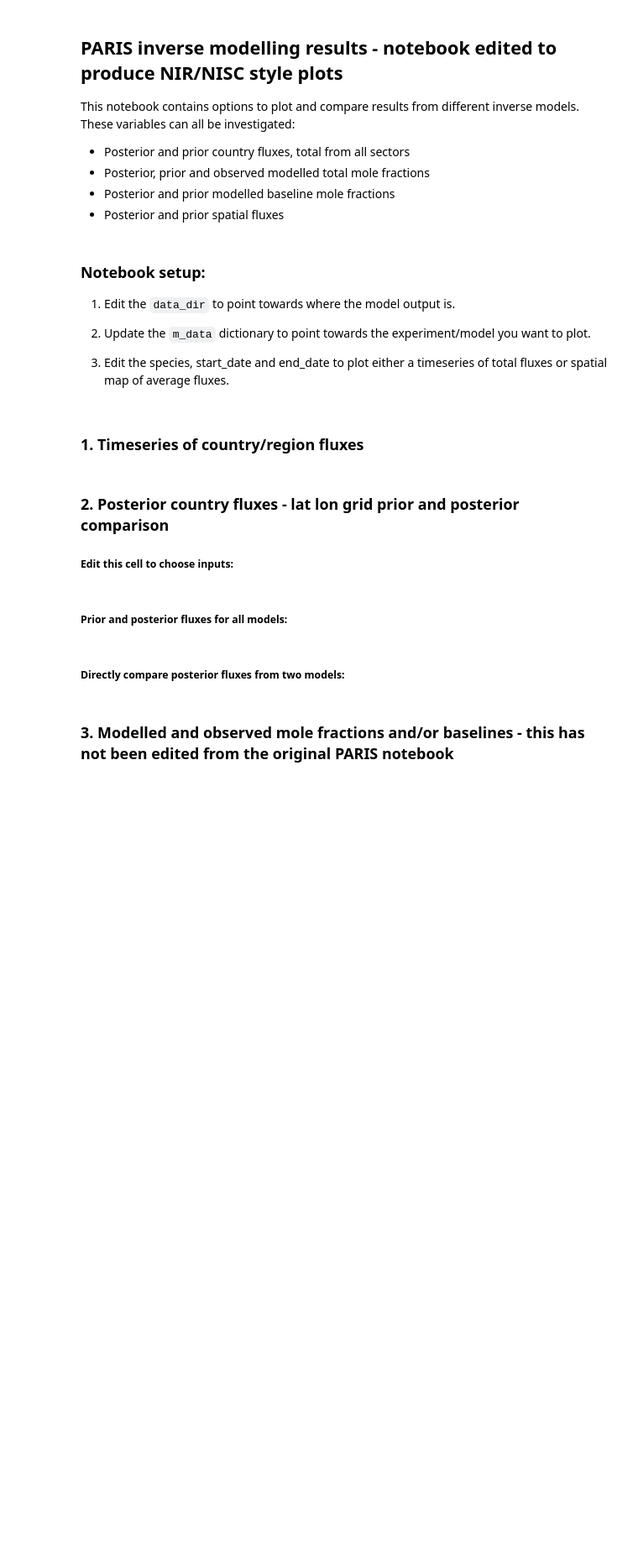
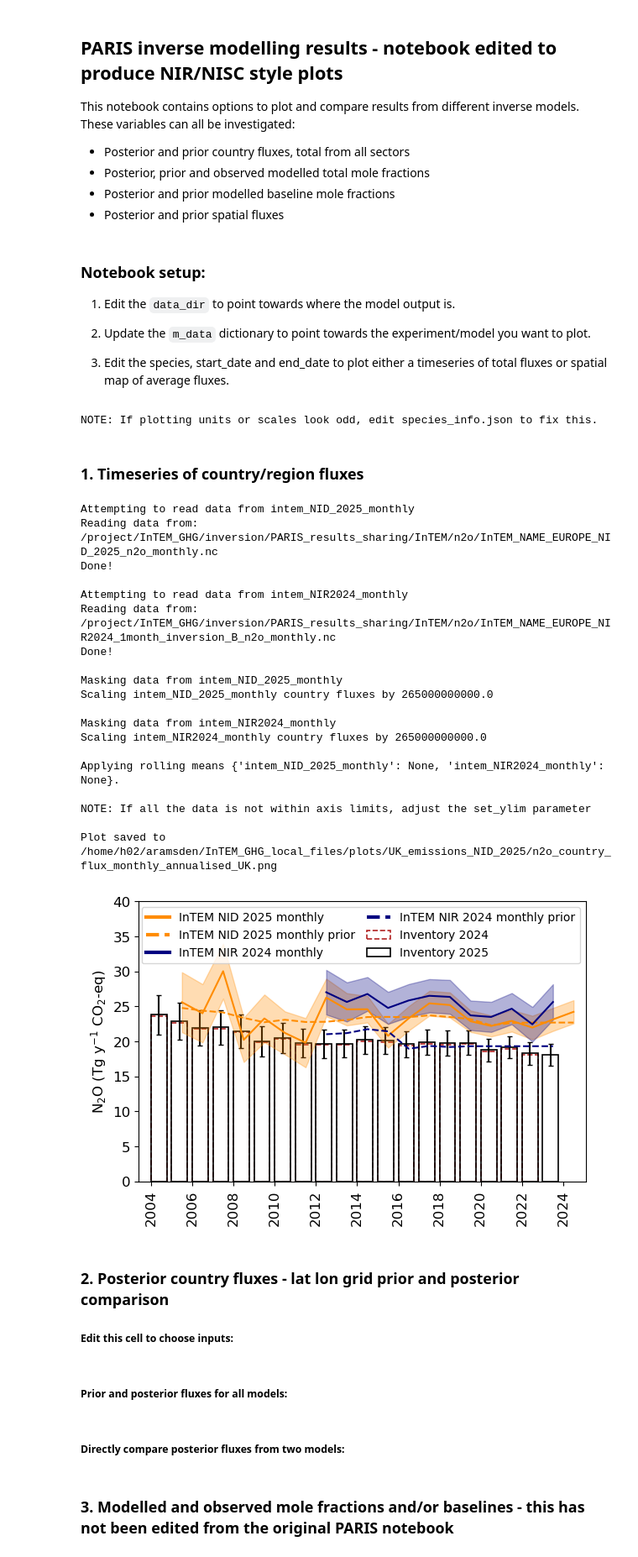
Before and after one commit to openghg/fluxie, a Jupyter notebook: PARIS_inversion_results_NISC.ipynb, the cells around one changed output. Shown: that part at 84% size. Saved outputs shown, nothing was run; the diff lists cells and outputs as text; code cells hidden in the pictures; blank space fills up the shorter version.

Commit message:
removed check for species when using monthly to annual resample so it can be used with n2o

```diff
--- a/PARIS_inversion_results_NISC.ipynb
+++ b/PARIS_inversion_results_NISC.ipynb
@@ -115,10 +115,18 @@ m_data = {'intem_n2o_longrun':              {'filename':'InTEM_NAME_EUROPE_EDGAR
                                          'label':'InTEM NID 2025 2 year'},
         'intem_NID_2025':              {'filename':'InTEM_NAME_EUROPE_NID_2025',
                                          'label':'InTEM NID 2025 1 year'},
-        'intem_NIR2024':              {'filename':'InTEM_NAME_EUROPE_NIR2024_2year_inversion_A',
-                                         'label':'InTEM NIR 2024'}
+        'intem_NID_2025_monthly':              {'filename':'InTEM_NAME_EUROPE_NID_2025',
+                                         'label':'InTEM NID 2025 monthly'},
+        'intem_NIR2024':             {'filename':'InTEM_NAME_EUROPE_NIR2024_2year_inversion_A',
+                                         'label':'InTEM NIR 2024'},
+        'intem_NIR2024_3year':              {'filename':'InTEM_NAME_EUROPE_NIR2024_3year_inversion_A',
+                                         'label':'InTEM NIR 2024 3yr'},
+        'intem_NIR2024_monthly':              {'filename':'InTEM_NAME_EUROPE_NIR2024_1month_inversion_B',
+                                         'label':'InTEM NIR 2024 monthly'}
 
         }
+# %% [output]
+NOTE: If plotting units or scales look odd, edit species_info.json to fix this.
 # %% [markdown]
 ### 1. Timeseries of country/region fluxes
 # %%
@@ -128,10 +136,10 @@ m_data = {'intem_n2o_longrun':              {'filename':'InTEM_NAME_EUROPE_EDGAR
 #species_all = ['hfc4310mee','hfc245fa','hfc227ea','pfc218','pfc318','pfc116','cf4','nf3]
 #species_all = ['all_hfc','all_pfc']
 #species_all = ['ch4','n2o','sf6']
-species_all = ['hfc134a']
+species_all = ['n2o']
 
 #output_path = f'/home/h02/aramsden/InTEM_GHG_local_files/plots/UK_emissions_NID_2025/{species_all[0]}_country_flux_1year_zoom_UK.png'
-output_path = f'/home/h02/aramsden/InTEM_GHG_local_files/plots/UK_emissions_NID_2025/{species_all[0]}_country_flux_1year_smoothed_with_2year_UK.png'
+output_path = f'/home/h02/aramsden/InTEM_GHG_local_files/plots/UK_emissions_NID_2025/{species_all[0]}_country_flux_monthly_annualised_UK.png'
 save = True
 ###################################
 
@@ -170,13 +178,13 @@ for species in species_all:
         #inventory_start_date = '2006-01-01' #shortrun
 
     elif species == 'n2o':
-        models = [f'intem_{species}_longrun_monthly',f'intem_{species}_longrun']
-        period_override = ['monthly','yearly']
+        models = [f'intem_NID_2025_monthly',f'intem_NIR2024_monthly']
+        period_override = ['monthly','monthly']
         #start_date = ['2012-01-01','1990-01-01']
-        start_date = ['2012-01-01','2012-01-01'] #shortrun
+        start_date = ['2005-01-01','2005-01-01'] #shortrun
         end_date = ['2025-01-01','2025-01-01']
         #inventory_start_date = '1990-01-01'
-        inventory_start_date = '2012-01-01' #shortrun
+        inventory_start_date = '2004-01-01' #shortrun
 
     elif species == 'sf6':
         models = ['intem_sf6_shortrun','intem_sf6_longrun']
@@ -227,39 +235,60 @@ for species in species_all:
     ### edit variables in this block
     plot_inventory = True
     inventory_years = ['2024','2025'] #If None, plots most recent. Or can choose list of years: ['2022','2023']. Uncertainties only plotted for most recent year.
-    fix_y_axes = False #if True: all y axis limits are the same, if False: each y axis is relative to the data
+    fix_y_axes = [0,40] #if True: all y axis limits are the same, if False: each y axis is relative to the data
                         #if a list of floats (e.g. [0,0.1]) applies these limit to all axes
-    plot_prior = [True,True,False] #if True, plots prior mean as a dashed line for all models, if list of [True,False] only plots prior for selected models
+    plot_prior = [True,True] #if True, plots prior mean as a dashed line for all models, if list of [True,False] only plots prior for selected models
     add_prior_unc = False #if True: plots prior uncertainty as shaded area
     set_global_leg = False #If True, plots one single legend instead of one legend per subplot.
     country_codes_as_titles = False #If True, lists 3-letter country codes under region names in subplot titles
     skip_country_title = True
     plot_separate = True #If True, includes all model results as separate lines
     plot_combined = False #If True, combined results, averaged from all models
-    resample = None #If None, no resample is done. Else resample the data to the given period (options 'year' and 'season' for yearly and seasonal averages)
+    resample = 'year' #If None, no resample is done. Else resample the data to the given period (options 'year' and 'season' for yearly and seasonal averages)
     resample_uncert_correlation = False #If True, uses mean uncertainty during resampling, if False, recalculates uncertainty assuming no correlation
     plot_resample_and_original = False #If True, plots both the resampled and original data
     period_override = None #use to override standard inversion periods, must be a list the same length as models, e.g. ['monthly','yearly']
     plot_grid = False #If True, includes background light grey gridlines
     nir_style_plot = True
-    rolling_mean = [3,None,None] #If None, does not average results. If set to a number or a list of numbers, a rolling mean will be applied over this many periods (e.g. 3)
+    rolling_mean = [None,None] #If None, does not average results. If set to a number or a list of numbers, a rolling mean will be applied over this many periods (e.g. 3)
     ###################################
 
     fig = func.plot_country_flux(ds_all_flux_scaled,species,regions,
                                 s_data,m_data,model_colors,start_date,end_date,ppt_mode,scale_co2eq,
                                 plot_inventory,inventory_years,data_dir,fix_y_axes,plot_prior,
                                 add_prior_unc,set_global_leg,country_codes_as_titles=country_codes_as_titles,
                                 skip_country_title=skip_country_title,
                                 plot_separate=plot_separate,plot_combined=plot_combined,
                                 resample=resample,resample_uncert_correlation=resample_uncert_correlation,
                                 plot_resample_and_original=plot_resample_and_original,
                                 period_override=period_override,
                                 plot_grid=plot_grid,inventory_start_date=inventory_start_date,
                                 nir_style_plot=nir_style_plot,rolling_mean=rolling_mean)
 
     if save == True:
         fig.savefig(output_path,bbox_inches='tight',pad_inches=0.2,dpi=300)
         print(f'\nPlot saved to {output_path}')
+# %% [output]
+Attempting to read data from intem_NID_2025_monthly
+Reading data from: /project/InTEM_GHG/inversion/PARIS_results_sharing/InTEM/n2o/InTEM_NAME_EUROPE_NID_2025_n2o_monthly.nc
+Done!
+
+Attempting to read data from intem_NIR2024_monthly
+Reading data from: /project/InTEM_GHG/inversion/PARIS_results_sharing/InTEM/n2o/InTEM_NAME_EUROPE_NIR2024_1month_inversion_B_n2o_monthly.nc
+Done!
+
+Masking data from intem_NID_2025_monthly
+Scaling intem_NID_2025_monthly country fluxes by 265000000000.0
+
+Masking data from intem_NIR2024_monthly
+Scaling intem_NIR2024_monthly country fluxes by 265000000000.0
+
+Applying rolling means {'intem_NID_2025_monthly': None, 'intem_NIR2024_monthly': None}.
+
+NOTE: If all the data is not within axis limits, adjust the set_ylim parameter
+
+Plot saved to /home/h02/aramsden/InTEM_GHG_local_files/plots/UK_emissions_NID_2025/n2o_country_flux_monthly_annualised_UK.png
+[figure, added]
 # %% [markdown]
 ### 2. Posterior country fluxes - lat lon grid prior and posterior comparison
 
```
Also changed, not shown: 1 other file.
